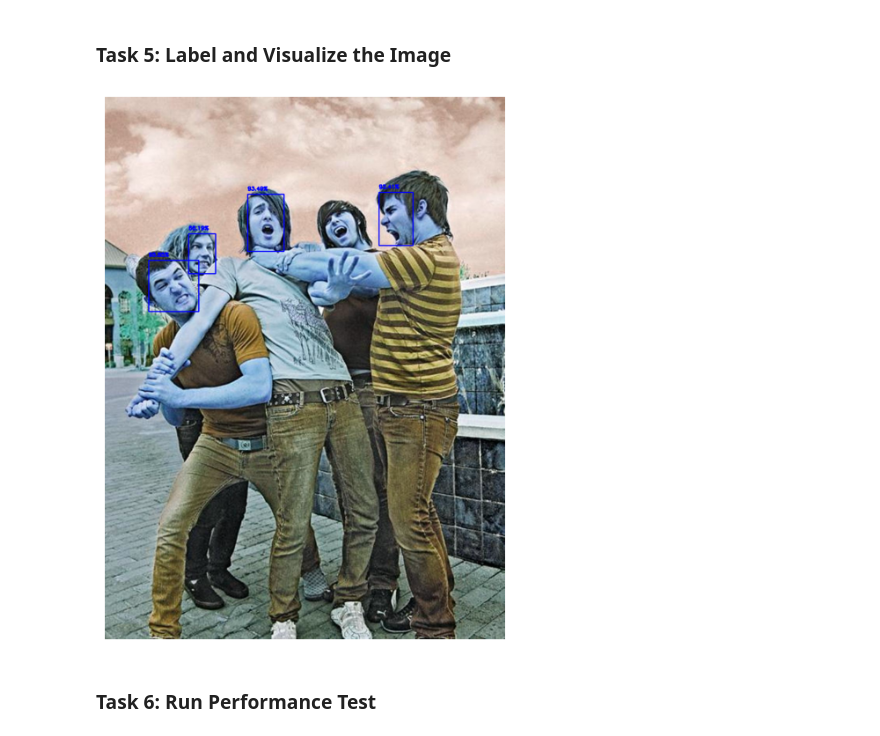
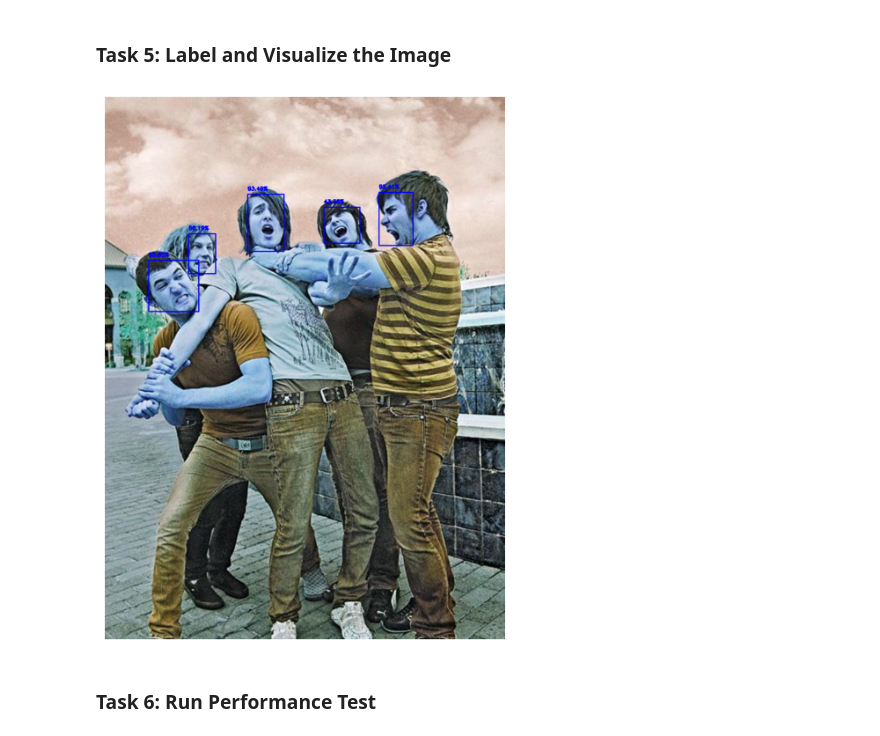
Before and after one commit to mobatusi/OpenCV-FaceDetection-DNN, a Jupyter notebook: facedetection.ipynb, the cells around one changed output. Drawn from its saved outputs; the diff is of its cells as text; code cells hidden in the pictures.

```diff
--- a/facedetection.ipynb
+++ b/facedetection.ipynb
@@ -55,34 +55,34 @@ detections = net.forward()
 # %%
 # Get the number of detections
 num_detections = detections.shape[2]
 
 # Process each detection
 for i in range(0, num_detections):
     # Extract the confidence score
     confidence = detections[0, 0, i, 2]
 
     # Filter out weak detections
-    if confidence > 0.5:
+    if confidence > 0.3:
         # Get coordinates of the bounding box
         box = detections[0, 0, i, 3:7] * np.array([w, h, w, h])
         (startX, startY, endX, endY) = box.astype("int")
 
         # Draw the bounding box
         cv2.rectangle(image, (startX, startY), (endX, endY), (0, 0, 255), 2)
 
         # Add confidence score text
         text = "{:.2f}%".format(confidence * 100)
         y = startY - 10 if startY - 10 > 10 else startY + 10
         cv2.putText(image, text, (startX, y),
                     cv2.FONT_HERSHEY_SIMPLEX, 0.45, (0, 0, 255), 2)
 
 # Display the output image
 plt.figure(figsize=(12, 8))
 plt.imshow(image)
 plt.axis('off')
 plt.show()
 # %% [output]
-[figure, old version]
+[figure, new version]
 # %% [markdown]
 ### Task 6: Run Performance Test
 # %%
```
Also changed, not shown: parts of 1 cell of this notebook.
